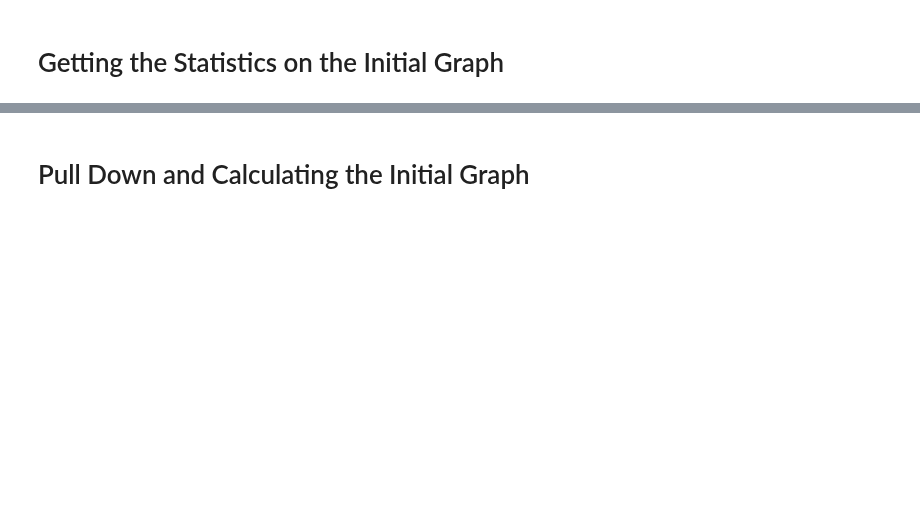
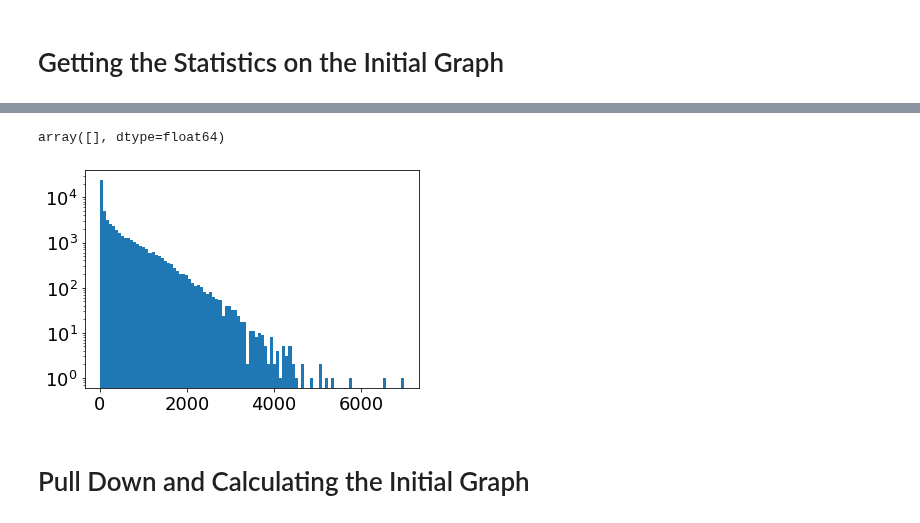
Before and after one commit to celiibrendan/neuron_mesh_tools, a Jupyter notebook: Graph_Analysis/Graph_Exploration_Version_3.ipynb, the cells around one changed output, grey strips where cells are left out. Drawn from its saved outputs; the diff is of its cells as text; code cells hidden in the pictures; blank space fills up the shorter version.

Commit message:
e/i classification figures

```diff
--- a/Graph_Analysis/Graph_Exploration_Version_3.ipynb
+++ b/Graph_Analysis/Graph_Exploration_Version_3.ipynb
@@ -156,2 +137,17 @@ print(f"conn_comp_size = {conn_comp_size}")
+# %%
+axon_skeleton = du.fetch_proofread_axon_skeleton(segment_id=864691134221889045,
+                              split_index=0,
+                               validation=False)
+axon_skeleton
+# %% [output]
+array([], dtype=float64)
+# %%
+axon_lengths = (du.proofreading_neurons_table() & "spine_category='densely_spined'").fetch("axon_length")
+# %%
+import matplotlib.pyplot as plt
+_ = plt.hist(axon_lengths,bins=100)
+plt.yscale("log")
+# %% [output]
+[figure, added]
 # %% [markdown]
 # Pull Down and Calculating the Initial Graph
```
Also changed, not shown: parts of 38 cells of this notebook, 4 other files.
